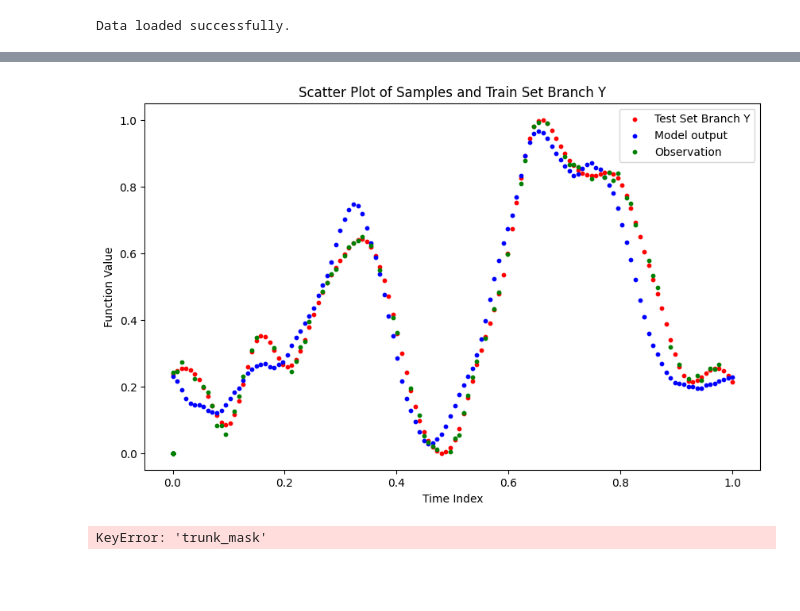
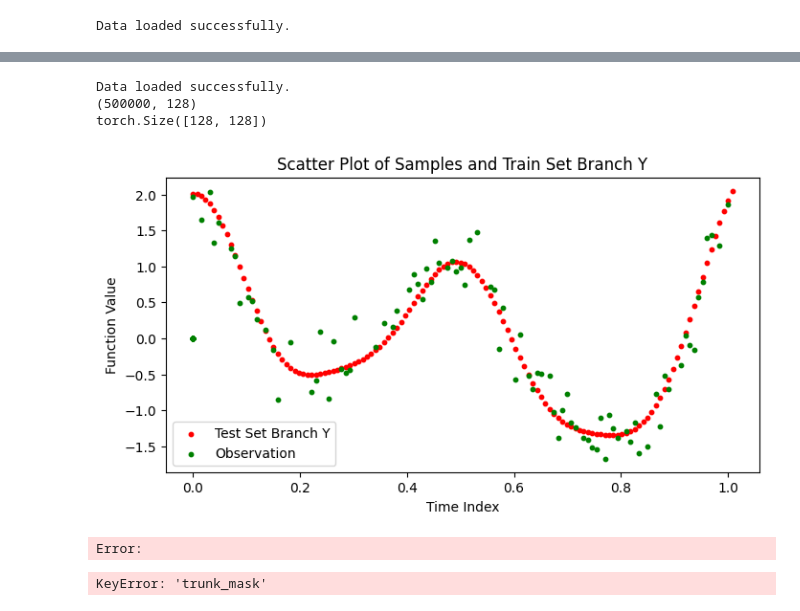
Before and after one commit to Arwin1906/Lab_-Zero_Shot, a Jupyter notebook: Jan/kernel.ipynb, the cells around one changed output, grey strips where cells are left out. Cells and saved outputs as stored; diff of their text form; code cells hidden in the pictures; blank space fills up the shorter version.

```diff
--- a/Jan/kernel.ipynb
+++ b/Jan/kernel.ipynb
@@ -12,7 +12,7 @@ def save_data(*arrays, folder="saved_data"):
         np.save(os.path.join(folder, filename), array)
     print("Data saved successfully.")
 
-def load_data(folder="saved_data"):
+def load_data(folder="saved_data_train"):
     filenames = [
         "train_set_branch_y.npy", "train_set_branch_t.npy", "train_set_trunk.npy",
         "branch_mask.npy", "test_truth.npy","samples.npy","samples_noisy.npy"
@@ -403,6 +427,7 @@ model = torch.compile(model)
 model.to(device)
 model.train()
 
+
 print(f"Params: {sum(p.numel() for p in model.parameters())}")
 
 
@@ -432,13 +457,13 @@ for epoch in range(epochs):
 
         optim.step()#scaler.step(optim)
         #scaler.update()
-
+        if torch.isnan(loss).any():
+            print(train_set_branch_y)
+            raise Exception()
+     #   print(loss)
         lr_scheduler.step()
         optim.zero_grad()
     print(f"Epoch {epoch+1}/{epochs}, Loss: {loss.item()}")
-
-        #break
-    #break
 # %% [output]
 Data loaded successfully.
 Params: 20561921
@@ -457,8 +471,31 @@ Epoch 11/20, Loss: 0.009189583361148834
 # %%
 loss = 0
+device = 'cpu'
+epochs=1
+(train_set_branch_y, train_set_branch_t, train_set_trunk_t,
+ branch_mask, test_truth,samples,samples_noisy) = load_data()
+
+print(train_set_branch_y.shape)
+dataset = TimeSeriesDataset(
+    train_set_branch_y,
+    train_set_branch_t,
+    train_set_trunk_t,
+    branch_mask,
+    test_truth
+)
+epochs = 20
+# Initialize the DataLoader
+dataloader = DataLoader(dataset, batch_size=128, shuffle=True)
+#model = DeepONet(d_model=256,heads=4)
+#model.load_state_dict((torch.load("model_best.pth")))
+#model.to(device)
+#model.eval()
+
 for epoch in range(epochs):
+
     for batch in dataloader:
-        i = 4
+        i = 0
+        print(batch["train_set_branch_y"].to(device).shape)
         train_set_branch_y = batch["train_set_branch_y"].to(device)[i].unsqueeze(0)
         train_set_branch_t = batch["train_set_branch_t"].to(device)[i].unsqueeze(0)
 
@@ -468,39 +505,43 @@ for epoch in range(epochs):
 
         test_truth = batch["test_truth"].to(device) [i].unsqueeze(0)
 
-        out = model(train_set_branch_y,train_set_branch_t,train_set_trunk_t,branch_mask)
+     #   out = model(train_set_branch_y,train_set_branch_t,train_set_trunk_t,branch_mask)
 
         x = np.linspace(0,1,128) # Assuming samples is a 1D array of length 640
 
         # Initialize the plot
-        plt.figure(figsize=(10, 6))
+        plt.figure(figsize=(8, 4))
        # print(train_set_branch_t[0])
 
         # Plot 'samples' as blue dots
         #plt.scatter(x, samples, color='blue', label='Samples', s=10)  # s=10 sets the marker size
 
         # Plot 'train_set_branch_y' as red dots
 
         plt.scatter(train_set_trunk_t[0].to('cpu'), test_truth[0].to('cpu'), color='red', label='Test Set Branch Y', s=10)
-     #   print(train_set_trunk_t[0].to('cpu').shape, out.to('cpu').detach().shape)
-        plt.scatter(train_set_trunk_t[0].to('cpu'), out.to('cpu').detach().numpy(), color='blue', label='Model output', s=10)
+       # print(train_set_trunk_t[0].to('cpu').shape, out.to('cpu').detach().shape)
+     #   plt.scatter(train_set_trunk_t[0].to('cpu'), out.to('cpu').detach().numpy(), color='blue', label='Model output', s=10)
         plt.scatter(train_set_branch_t[0].to('cpu'), train_set_branch_y[0].to('cpu').detach().numpy(), color='green', label='Observation', s=10)
 
         # Achsen beschriften und Titel hinzufügen
         plt.xlabel('Time Index')
         plt.ylabel('Function Value')
         plt.title('Scatter Plot of Samples and Train Set Branch Y')
 
         # Add a legend to differentiate the datasets
         plt.legend()
 
 
         # Plot anzeigen
         plt.show()
         break
     break
 
-torch.save(model._orig_mod.state_dict(), 'model.pth')
+#torch.save(model._orig_mod.state_dict(), 'model.pth')
 # %% [output]
+Data loaded successfully.
+(500000, 128)
+torch.Size([128, 128])
-[figure, old version]
+[figure, new version]
+Error:
 # %%
```
Also changed, not shown: parts of 5 cells of this notebook, 8 other files.
